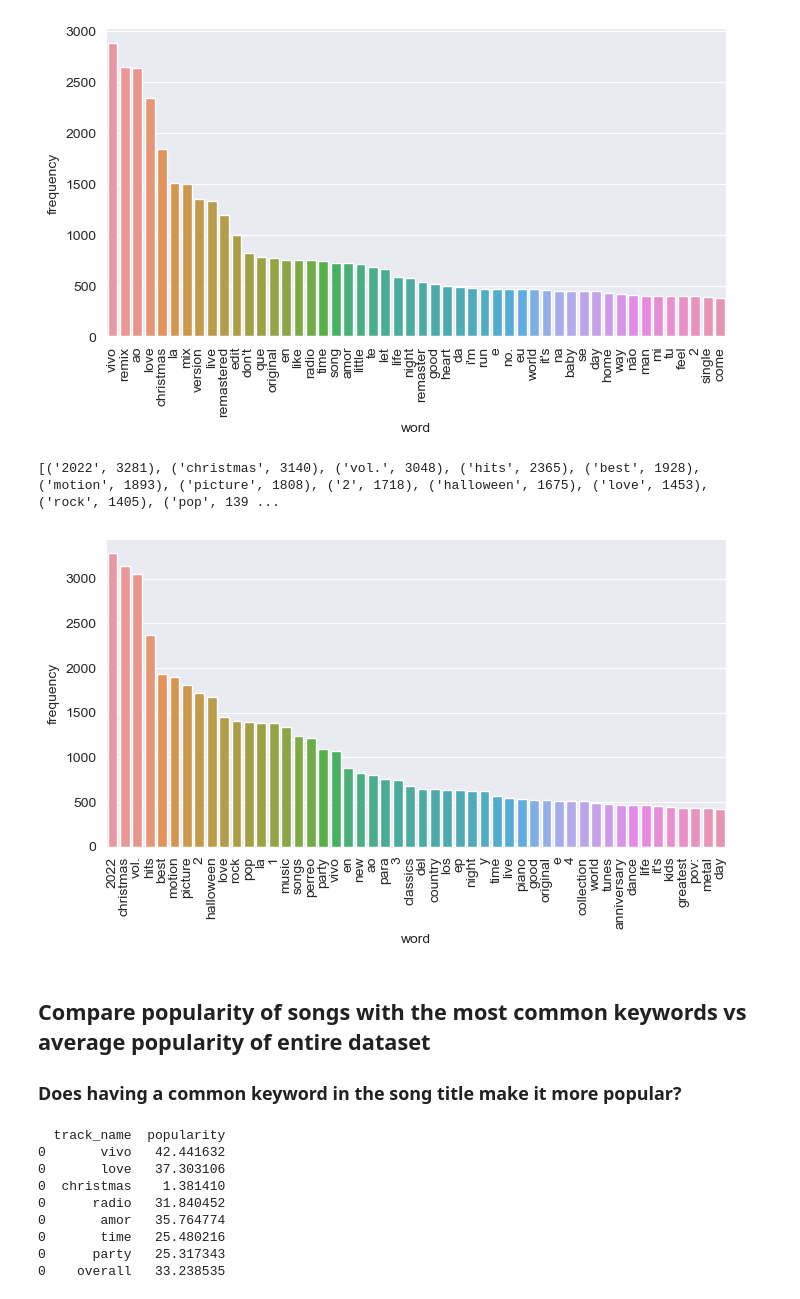
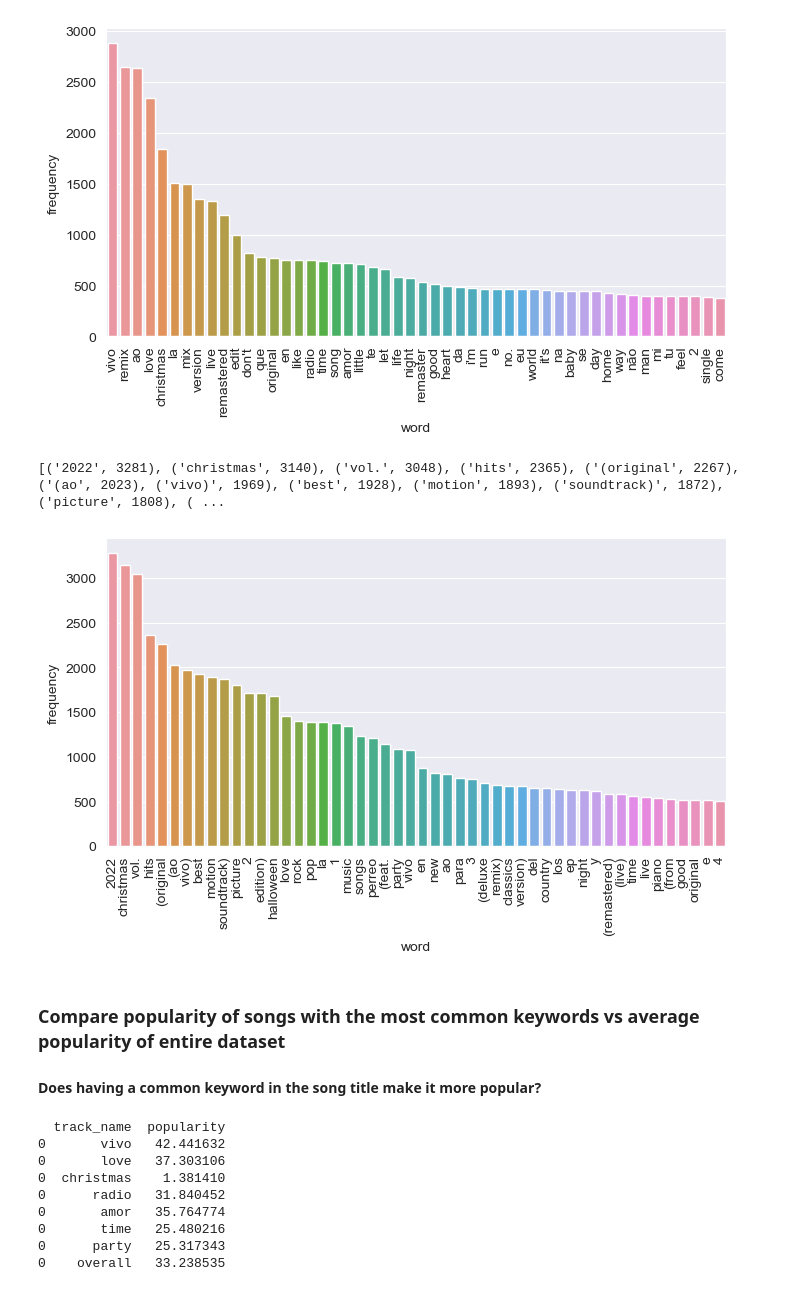
Before and after one commit to andaero/spotifydataviz, a Jupyter notebook: SpotifyAnalysisLarge.ipynb, the cells around one changed output. Cells and saved outputs as stored; diff of their text form; code cells hidden in the pictures.

```diff
--- a/SpotifyAnalysisLarge.ipynb
+++ b/SpotifyAnalysisLarge.ipynb
@@ -132,10 +131,6 @@ for word in list(word_count):
 words_to_filter = ["-", "/", "o", "el", "&"]
 for word in words_to_filter:
     del word_count[word]
-# remove words that contain "(" or ")" as they are just words like (feat., (live, (with, etc. that contain no useful information
-for word in list(word_count):
-    if "(" in word or ")" in word:
-        del word_count[word]
 print(word_count.most_common(50))
 # plot word frequency
 word_count_df = pd.DataFrame(word_count.most_common(50), columns=["word", "frequency"])
@@ -152,37 +147,34 @@ plt.show()
 # %%
 # same but for albums
 df["album_name"] = df["album_name"].str.lower()
 words = []
 for title in df["album_name"]:
     words.extend(title.split())
 word_count = Counter(words)
 # remove stopwords
 for word in list(word_count):
     if word in ENGLISH_STOP_WORDS:
         del word_count[word]
 # remove additional words that are not useful
-words_to_filter = ["(feat.", "-", "/", "o", "el", "&"]
+words_to_filter = ["-", "/", "o", "el", "&"]
 for word in words_to_filter:
     del word_count[word]
-# remove words that contain "(" or ")" as they are just words like (feat., (live, (with, etc. that contain no useful information
-for word in list(word_count):
-    if "(" in word or ")" in word:
-        del word_count[word]
+
 print(word_count.most_common(50))
 # plot word frequency
 word_count_df = pd.DataFrame(word_count.most_common(50), columns=["word", "frequency"])
 dims = (8, 4)
 fig, ax = plt.subplots(figsize=dims)
 sns.barplot(x="word", y="frequency", data=word_count_df, ax=ax)
 # make x axis labels vertical
 plt.xticks(rotation=90)
 plt.show()
 # %% [output]
-[('2022', 3281), ('christmas', 3140), ('vol.', 3048), ('hits', 2365), ('best', 1928), ('motion', 1893), ('picture', 1808), ('2', 1718), ('halloween', 1675), ('love', 1453), ('rock', 1405), ('pop', 139 ...
+[('2022', 3281), ('christmas', 3140), ('vol.', 3048), ('hits', 2365), ('(original', 2267), ('(ao', 2023), ('vivo)', 1969), ('best', 1928), ('motion', 1893), ('soundtrack)', 1872), ('picture', 1808), ( ...
-[figure, old version]
+[figure, new version]
 # %% [markdown]
-## Compare popularity of songs with the most common keywords vs average popularity of entire dataset
-### Does having a common keyword in the song title make it more popular?
+### Compare popularity of songs with the most common keywords vs average popularity of entire dataset
+#### Does having a common keyword in the song title make it more popular?
 # %%
 # use word_count_df from previous cell
 # create a list of the most common words
```
Also changed, not shown: parts of 2 cells of this notebook, 1 other file.
